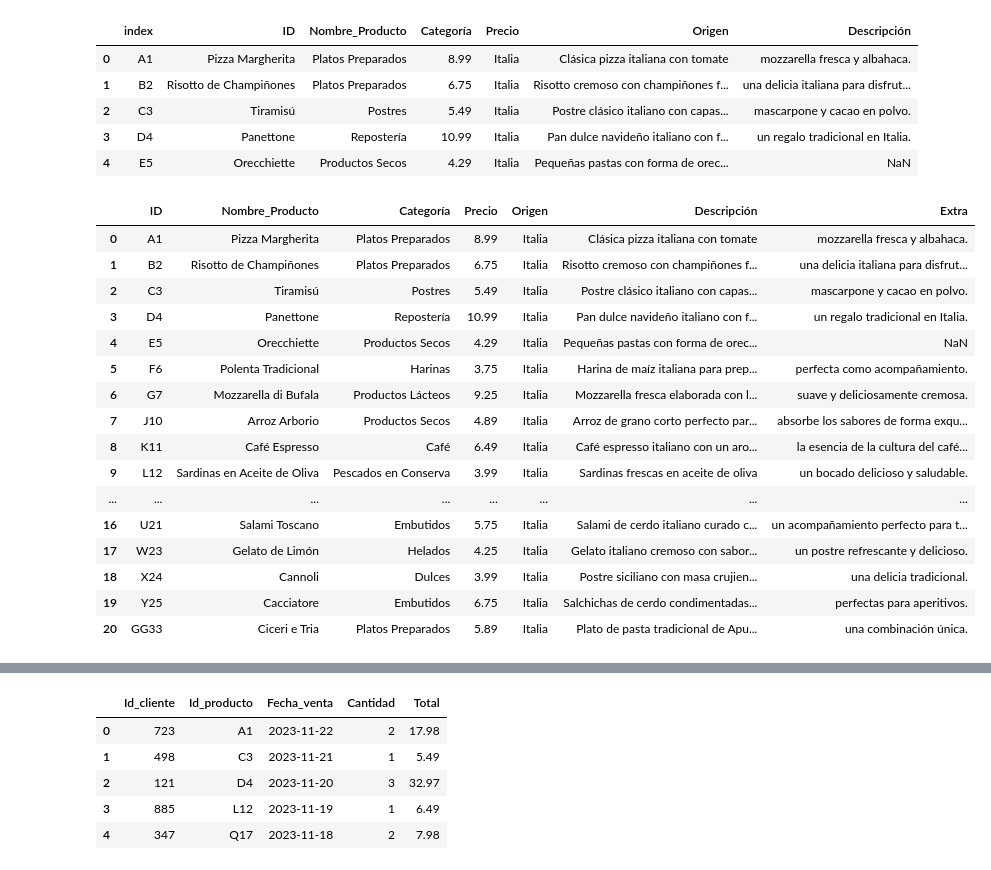
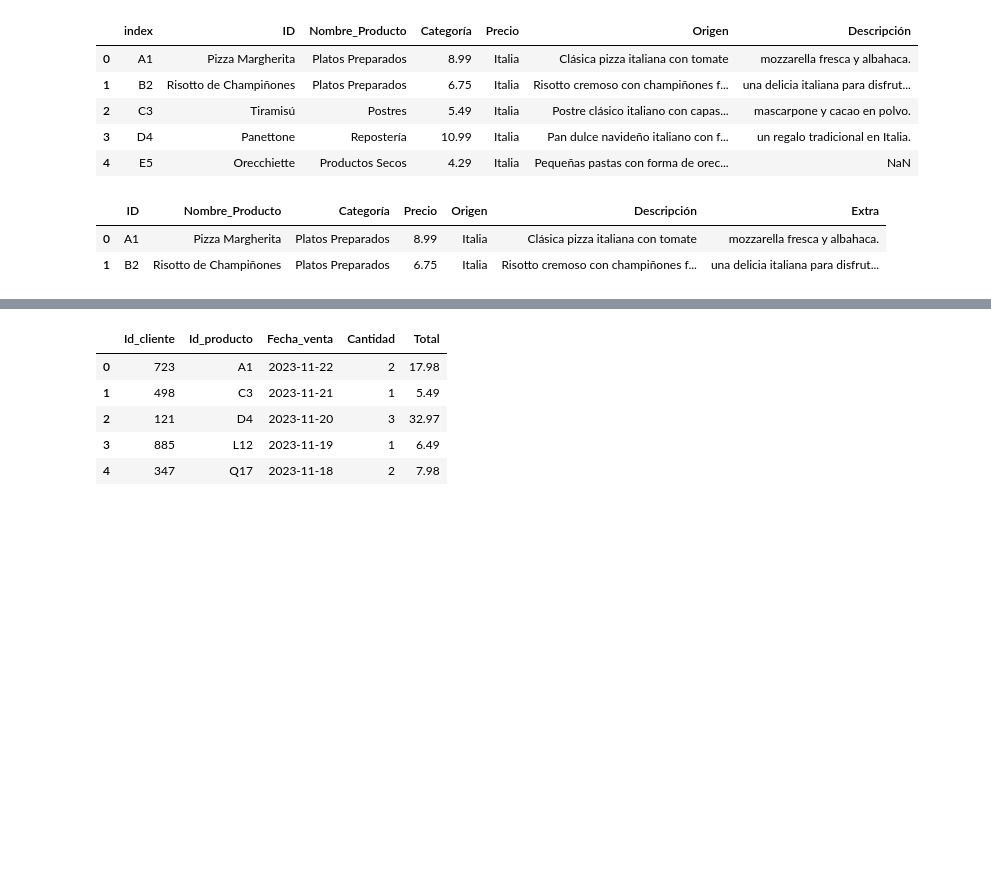
Before and after one commit to BSReguera/Pair-Programming-Modulo-3-Sprint2-, a Jupyter notebook: pairprogramming-modulo3-sprint2-leccion11.ipynb, the cells around one changed output, grey strips where cells are left out. Drawn from its saved outputs; the diff is of its cells as text; code cells hidden in the pictures; blank space fills up the shorter version.

```diff
--- a/pairprogramming-modulo3-sprint2-leccion11.ipynb
+++ b/pairprogramming-modulo3-sprint2-leccion11.ipynb
@@ -143,27 +156,14 @@ cambio_productos.head()
 | 3 | D4 | Panettone | Repostería | 10.99 | Italia | Pan dulce navideño italiano con f... | un regalo tradicional en Italia. |
 | 4 | E5 | Orecchiette | Productos Secos | 4.29 | Italia | Pequeñas pastas con forma de orec... | NaN |
 # %%
+#las cabeceras estan desplazadas a la derecha, las movemos y a la ultima columna le añadiremos el nombre extra
 # Definir las nuevas cabeceras
 nuevas_cabeceras = ['ID', 'Nombre_Producto', 'Categoría', "Precio", "Origen", "Descripción", "Extra"]
 
 # Asignar las nuevas cabeceras al DataFrame
 cambio_productos.columns = nuevas_cabeceras
-cambio_productos
+cambio_productos.head(2)
 # %% [output]
 |  | ID | Nombre_Producto | Categoría | Precio | Origen | Descripción | Extra |
 | 0 | A1 | Pizza Margherita | Platos Preparados | 8.99 | Italia | Clásica pizza italiana con tomate | mozzarella fresca y albahaca. |
 | 1 | B2 | Risotto de Champiñones | Platos Preparados | 6.75 | Italia | Risotto cremoso con champiñones f... | una delicia italiana para disfrut... |
-| 2 | C3 | Tiramisú | Postres | 5.49 | Italia | Postre clásico italiano con capas... | mascarpone y cacao en polvo. |
-| 3 | D4 | Panettone | Repostería | 10.99 | Italia | Pan dulce navideño italiano con f... | un regalo tradicional en Italia. |
-| 4 | E5 | Orecchiette | Productos Secos | 4.29 | Italia | Pequeñas pastas con forma de orec... | NaN |
-| 5 | F6 | Polenta Tradicional | Harinas | 3.75 | Italia | Harina de maíz italiana para prep... | perfecta como acompañamiento. |
-| 6 | G7 | Mozzarella di Bufala | Productos Lácteos | 9.25 | Italia | Mozzarella fresca elaborada con l... | suave y deliciosamente cremosa. |
-| 7 | J10 | Arroz Arborio | Productos Secos | 4.89 | Italia | Arroz de grano corto perfecto par... | absorbe los sabores de forma exqu... |
-| 8 | K11 | Café Espresso | Café | 6.49 | Italia | Café espresso italiano con un aro... | la esencia de la cultura del café... |
-| 9 | L12 | Sardinas en Aceite de Oliva | Pescados en Conserva | 3.99 | Italia | Sardinas frescas en aceite de oliva | un bocado delicioso y saludable. |
-| ... | ... | ... | ... | ... | ... | ... | ... |
-| 16 | U21 | Salami Toscano | Embutidos | 5.75 | Italia | Salami de cerdo italiano curado c... | un acompañamiento perfecto para t... |
-| 17 | W23 | Gelato de Limón | Helados | 4.25 | Italia | Gelato italiano cremoso con sabor... | un postre refrescante y delicioso. |
-| 18 | X24 | Cannoli | Dulces | 3.99 | Italia | Postre siciliano con masa crujien... | una delicia tradicional. |
-| 19 | Y25 | Cacciatore | Embutidos | 6.75 | Italia | Salchichas de cerdo condimentadas... | perfectas para aperitivos. |
-| 20 | GG33 | Ciceri e Tria | Platos Preparados | 5.89 | Italia | Plato de pasta tradicional de Apu... | una combinación única. |
```
Also changed, not shown: parts of 25 cells of this notebook, 3 other files.
